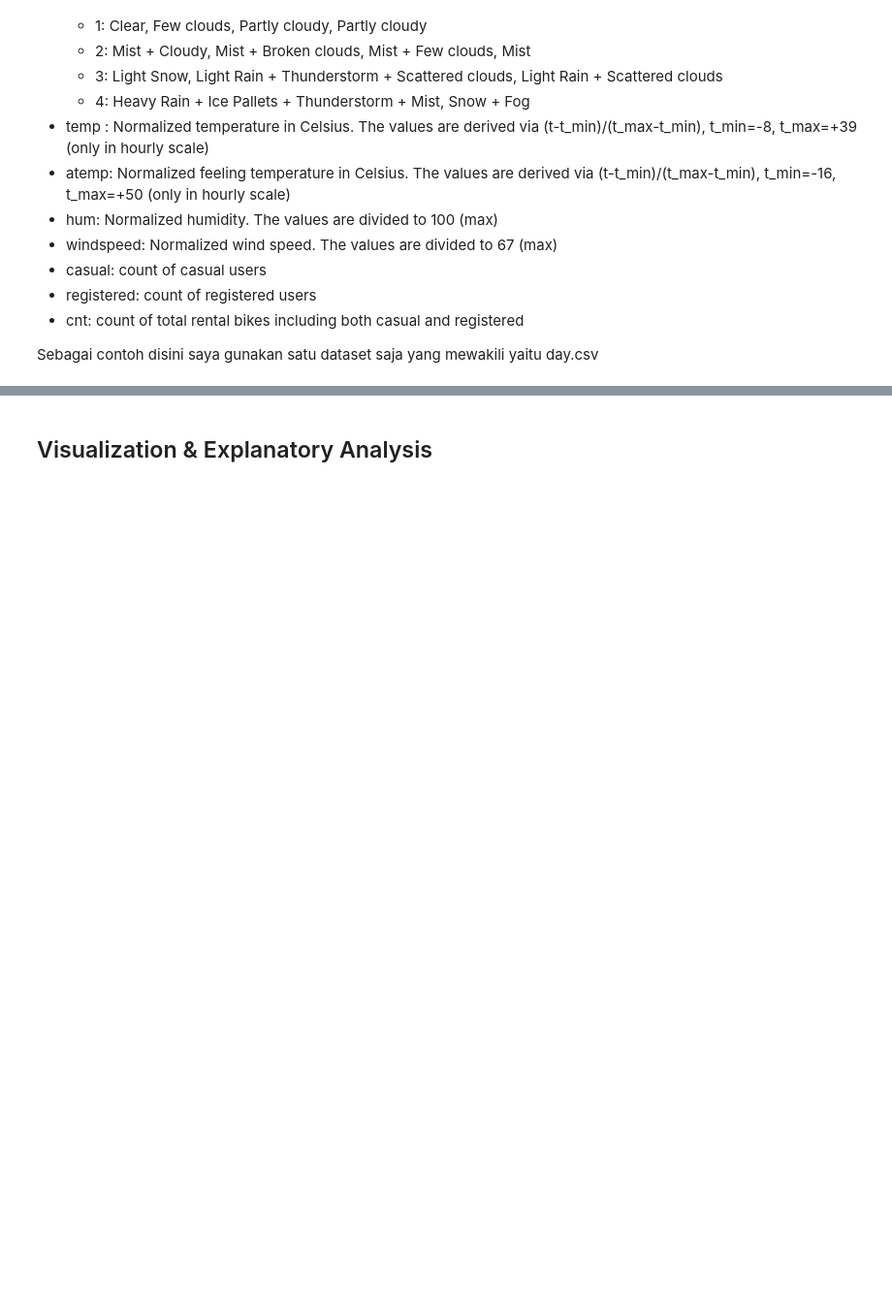
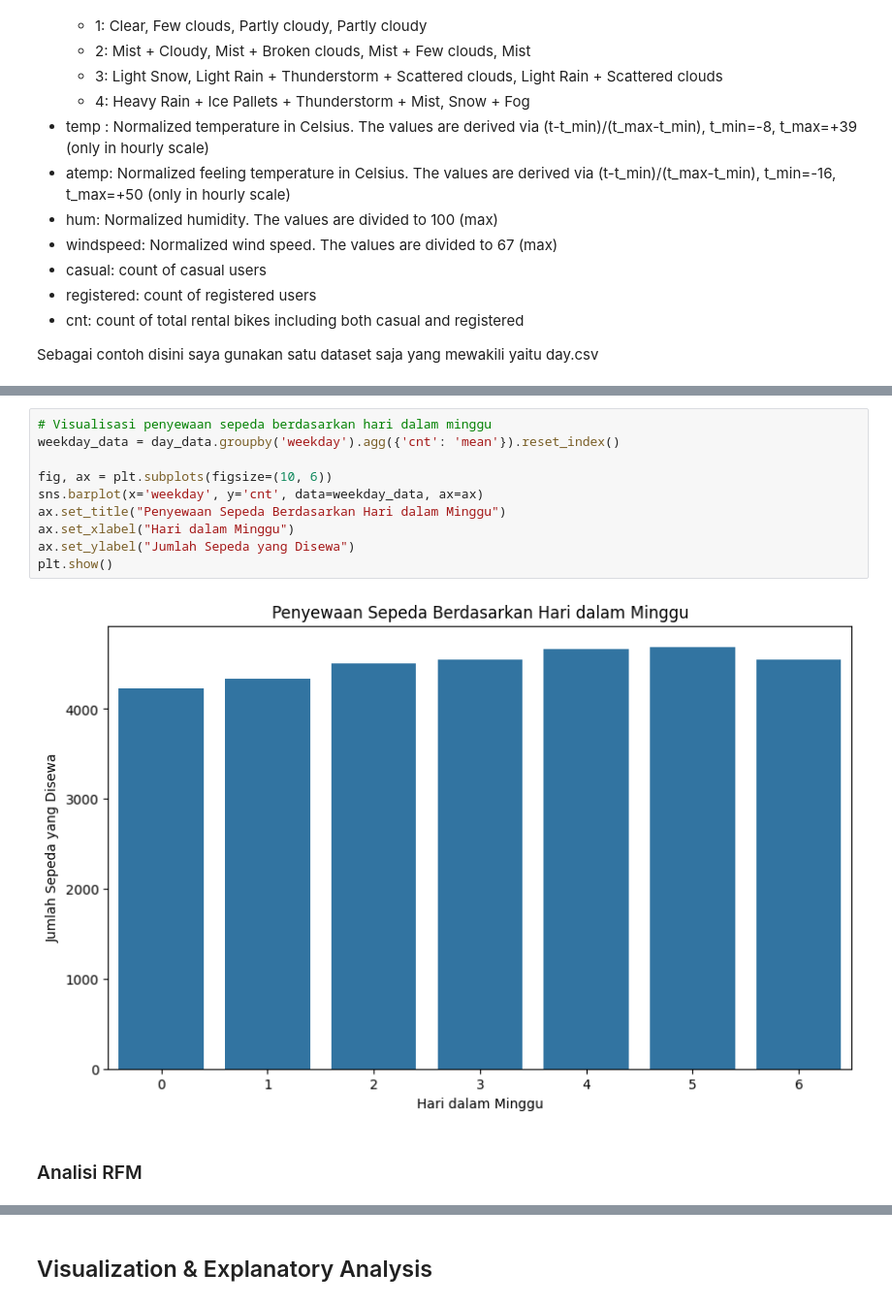
Before and after one commit to Naukyy/analisisdata, a Jupyter notebook: notebook.ipynb, the cells around one changed output, grey strips where cells are left out. Shown at 97% size. Cells and saved outputs as stored; diff of their text form; blank space fills up the shorter version.

```diff
--- a/notebook.ipynb
+++ b/notebook.ipynb
@@ -252,0 +339,14 @@ plt.show()
+# %%
+# Visualisasi penyewaan sepeda berdasarkan hari dalam minggu
+weekday_data = day_data.groupby('weekday').agg({'cnt': 'mean'}).reset_index()
+
+fig, ax = plt.subplots(figsize=(10, 6))
+sns.barplot(x='weekday', y='cnt', data=weekday_data, ax=ax)
+ax.set_title("Penyewaan Sepeda Berdasarkan Hari dalam Minggu")
+ax.set_xlabel("Hari dalam Minggu")
+ax.set_ylabel("Jumlah Sepeda yang Disewa")
+plt.show()
+# %% [output]
+[figure, added]
+# %% [markdown]
+### Analisi RFM
```
Also changed, not shown: parts of 58 cells of this notebook.
